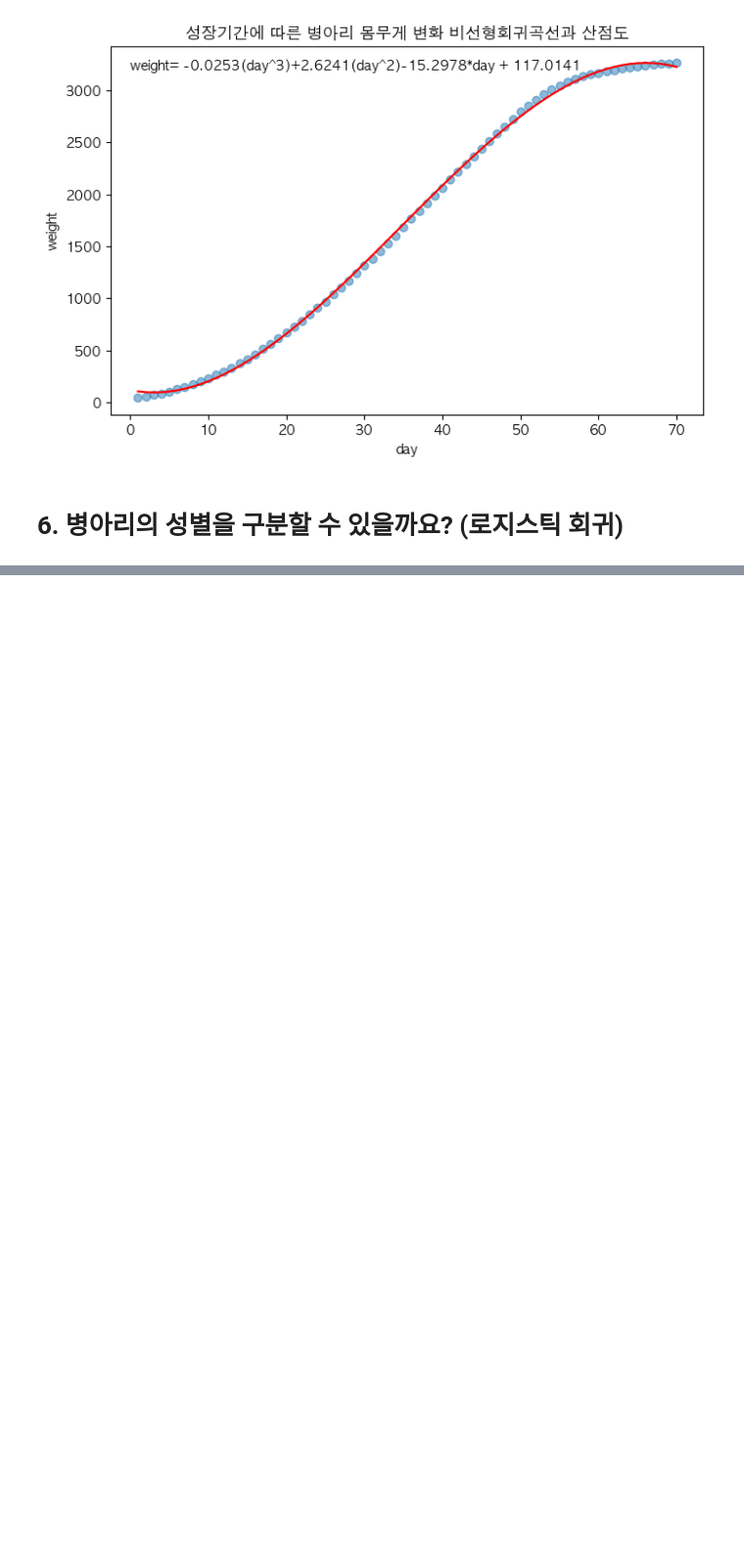
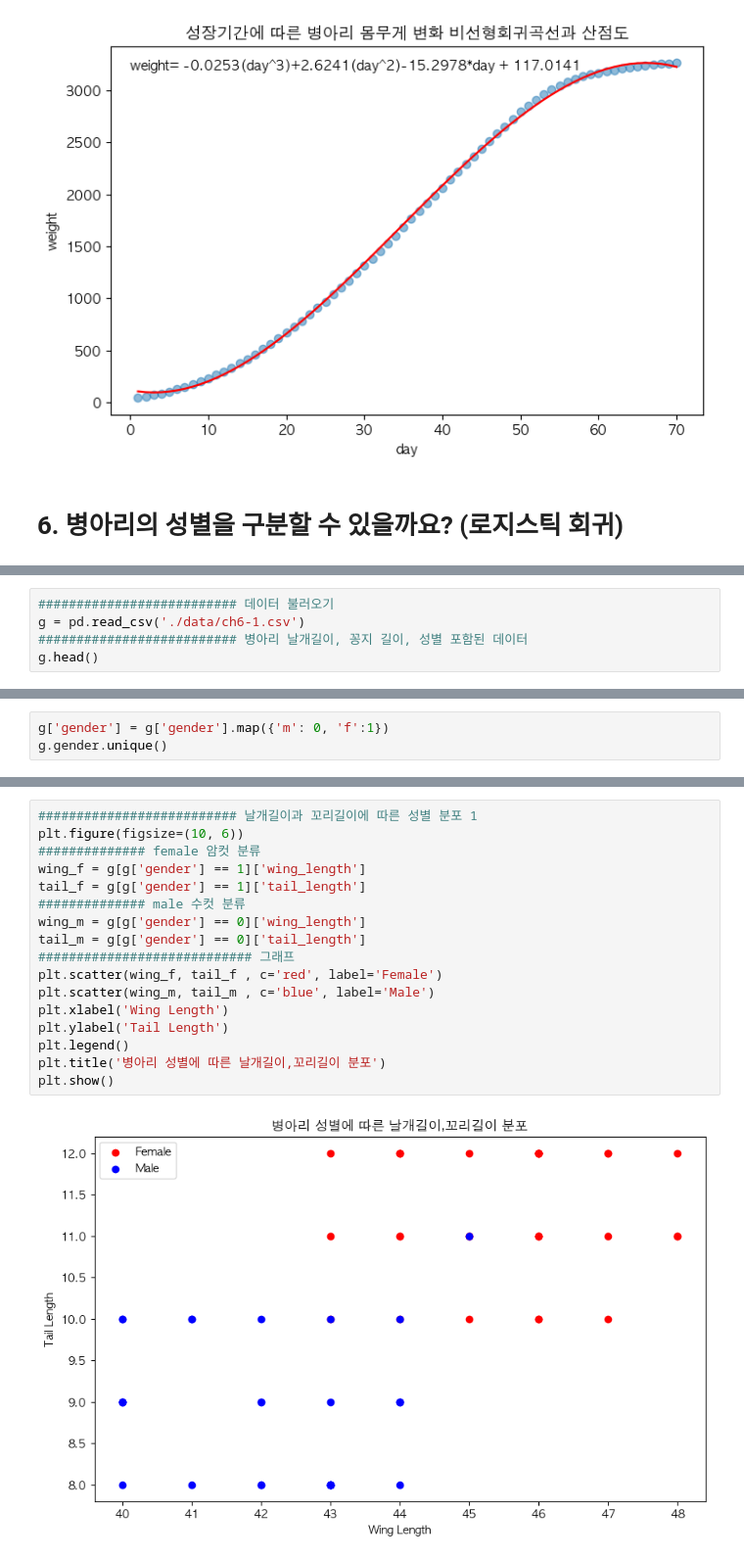
Before and after one commit to hyejinbeck/Chick-Growth, a Jupyter notebook: Analysis.ipynb, the cells around one changed output, grey strips where cells are left out. Shown: that part at 98% size. Saved outputs shown, nothing was run; the diff lists cells and outputs as text; blank space fills up the shorter version.

```diff
--- a/Analysis.ipynb
+++ b/Analysis.ipynb
@@ -1017,0 +1028,5 @@ plt.show()
+# %%
+########################## 데이터 불러오기
+g = pd.read_csv('./data/ch6-1.csv')
+########################## 병아리 날개길이, 꽁지 길이, 성별 포함된 데이터
+g.head()
@@ -1017,0 +1058,3 @@ plt.show()
+# %%
+g['gender'] = g['gender'].map({'m': 0, 'f':1})
+g.gender.unique()
@@ -1017,0 +1072,19 @@ plt.show()
+# %%
+########################## 날개길이과 꼬리길이에 따른 성별 분포 1
+plt.figure(figsize=(10, 6))
+############## female 암컷 분류
+wing_f = g[g['gender'] == 1]['wing_length']
+tail_f = g[g['gender'] == 1]['tail_length']
+############## male 수컷 분류
+wing_m = g[g['gender'] == 0]['wing_length']
+tail_m = g[g['gender'] == 0]['tail_length']
+############################ 그래프
+plt.scatter(wing_f, tail_f , c='red', label='Female')
+plt.scatter(wing_m, tail_m , c='blue', label='Male')
+plt.xlabel('Wing Length')
+plt.ylabel('Tail Length')
+plt.legend()
+plt.title('병아리 성별에 따른 날개길이,꼬리길이 분포')
+plt.show()
+# %% [output]
+[figure, added]
```
Also changed, not shown: parts of 38 cells of this notebook, 1 other file.
